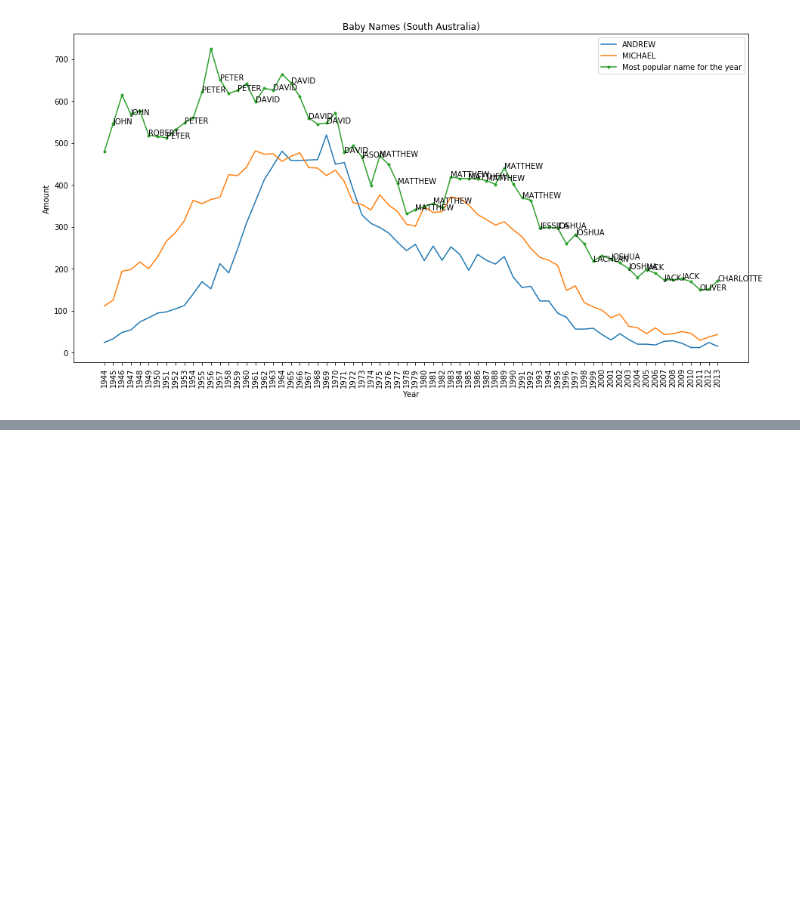
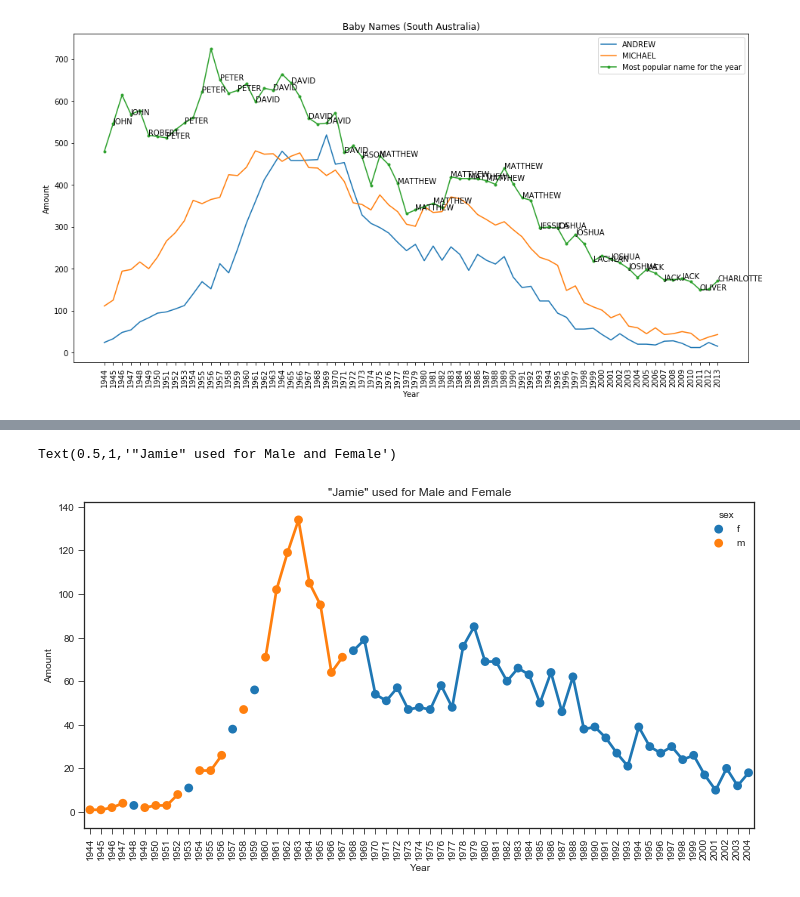
Before and after one commit to Kevinf7/PROJECT_Popular_baby_names, a Jupyter notebook: Baby Name.ipynb, the cells around one changed output, grey strips where cells are left out. Cells and saved outputs as stored; diff of their text form; code cells hidden in the pictures; blank space fills up the shorter version.

```diff
--- a/Baby Name.ipynb
+++ b/Baby Name.ipynb
@@ -187,0 +272,11 @@ ax.legend(labels=(name1.iloc[0,0], name2.iloc[0,0],'Most popular name for the ye
+# %%
+f, ax = plt.subplots(1, 1, figsize=(12,6))
+g = sns.pointplot(ax=ax,x=df4.year,y=df4.Amount_y,data=df4,hue='sex')
+
+g.set_xticklabels(all_years, rotation='vertical')
+g.set_xlabel('Year')
+g.set_ylabel('Amount')
+g.set_title('"Jamie" used for Male and Female')
+# %% [output]
+Text(0.5,1,'"Jamie" used for Male and Female')
+[figure, added]
```
Also changed, not shown: parts of 20 cells of this notebook.
